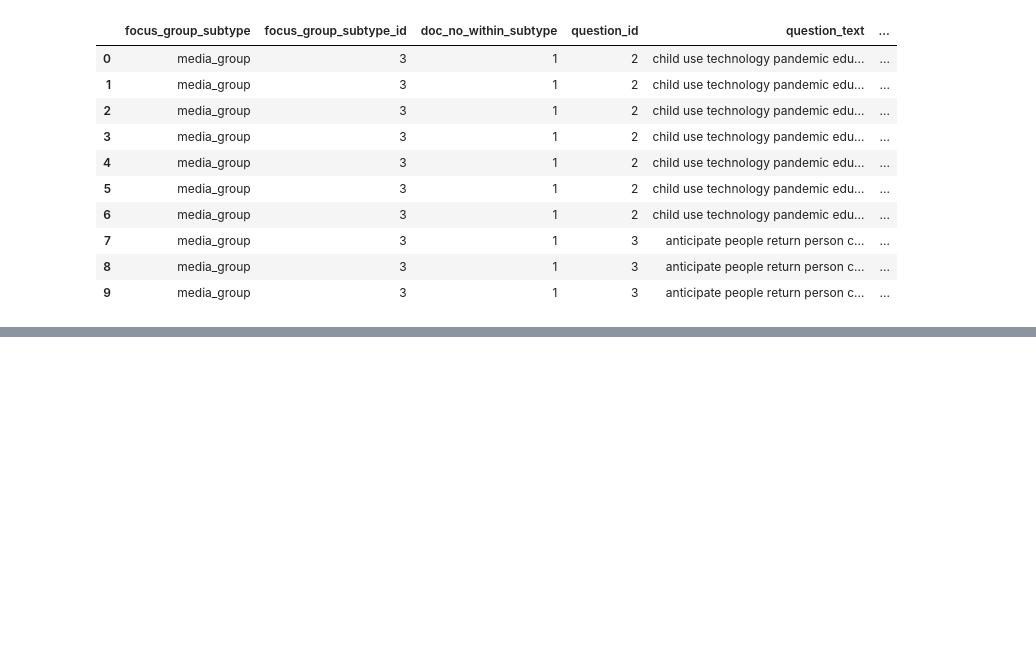
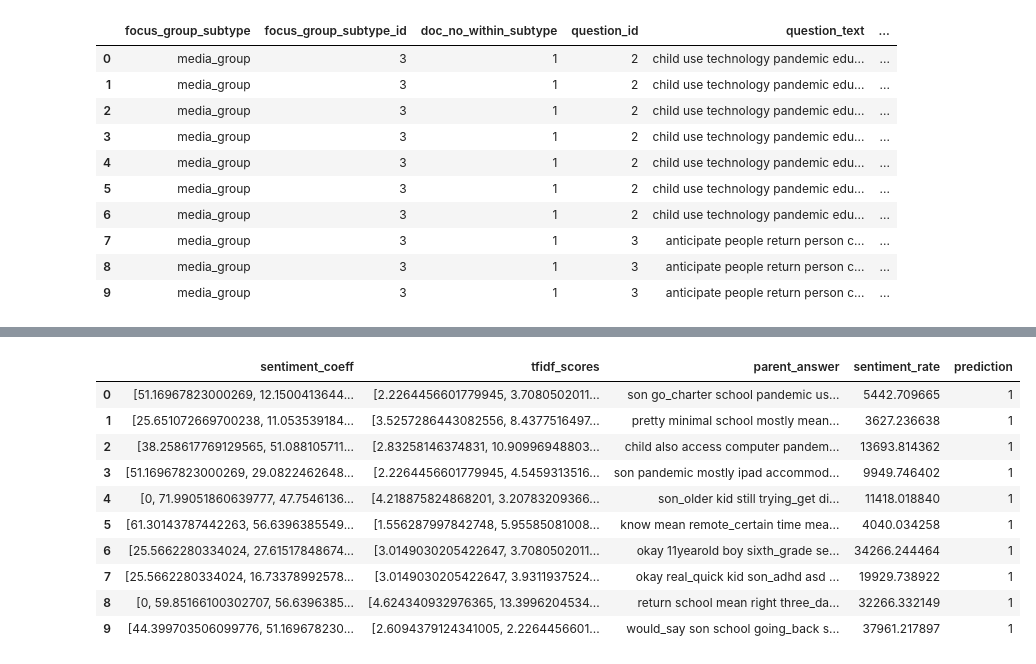
Before and after one commit to msanjit/ML-for-Good-Hackathon, a Jupyter notebook: vcare/notebooks/nlp_preprocessing_rohratho.ipynb, the cells around one changed output, grey strips where cells are left out. Saved outputs shown, nothing was run; the diff lists cells and outputs as text; code cells hidden in the pictures; blank space fills up the shorter version.

```diff
--- a/vcare/notebooks/nlp_preprocessing_rohratho.ipynb
+++ b/vcare/notebooks/nlp_preprocessing_rohratho.ipynb
@@ -163,0 +354,4 @@ output_df.head(10)
+# %%
+%%time
+replaced_tfidf_scores = file_weighting.apply(lambda x: replace_tfidf_words(x, transformed, features), axis=1)
+#this step takes around 3-4 minutes minutes to calculate
@@ -163,0 +360,17 @@ output_df.head(10)
+# %%
+def replace_sentiment_words(word, sentiment_dict):
+    '''
+    replacing each word with its associated sentiment score from sentiment dict
+    '''
+    try:
+        out = sentiment_dict[word]
+    except KeyError:
+        out = 0
+    return out
+# %%
+replaced_closeness_scores = file_weighting.parent_answer.apply(lambda x: list(map(lambda y: replace_sentiment_words(y, sentiment_dict), x.split())))
+# %%
+replacement_df = pd.DataFrame(data=[replaced_closeness_scores, replaced_tfidf_scores, file_weighting.parent_answer]).T
+replacement_df.columns = ['sentiment_coeff', 'tfidf_scores', 'parent_answer']
+replacement_df['sentiment_rate'] = replacement_df.apply(lambda x: np.array(x.loc['sentiment_coeff']) @ np.array(x.loc['tfidf_scores']), axis=1)
+replacement_df['prediction'] = (replacement_df.sentiment_rate>0).astype('int8')
@@ -163,0 +381,15 @@ output_df.head(10)
+# %%
+final_df = replacement_df
+final_df.head(10)
+# %% [output]
+|  | sentiment_coeff | tfidf_scores | parent_answer | sentiment_rate | prediction |
+| 0 | [51.16967823000269, 12.1500413644... | [2.2264456601779945, 3.7080502011... | son go_charter school pandemic us... | 5442.709665 | 1 |
+| 1 | [25.651072669700238, 11.053539184... | [3.5257286443082556, 8.4377516497... | pretty minimal school mostly mean... | 3627.236638 | 1 |
+| 2 | [38.258617769129565, 51.088105711... | [2.83258146374831, 10.90996948803... | child also access computer pandem... | 13693.814362 | 1 |
+| 3 | [51.16967823000269, 29.0822462648... | [2.2264456601779945, 4.5459313516... | son pandemic mostly ipad accommod... | 9949.746402 | 1 |
+| 4 | [0, 71.99051860639777, 47.7546136... | [4.218875824868201, 3.20783209366... | son_older kid still trying_get di... | 11418.018840 | 1 |
+| 5 | [61.30143787442263, 56.6396385549... | [1.556287997842748, 5.95585081008... | know mean remote_certain time mea... | 4040.034258 | 1 |
+| 6 | [25.5662280334024, 27.61517848674... | [3.0149030205422647, 3.7080502011... | okay 11yearold boy sixth_grade se... | 34266.244464 | 1 |
+| 7 | [25.5662280334024, 16.73378992578... | [3.0149030205422647, 3.9311937524... | okay real_quick kid son_adhd asd ... | 19929.738922 | 1 |
+| 8 | [0, 59.85166100302707, 56.6396385... | [4.624340932976365, 13.3996204534... | return school mean right three_da... | 32266.332149 | 1 |
+| 9 | [44.399703506099776, 51.169678230... | [2.6094379124341005, 2.2264456601... | would_say son school going_back s... | 37961.217897 | 1 |
```
Also changed, not shown: parts of 34 cells of this notebook.
